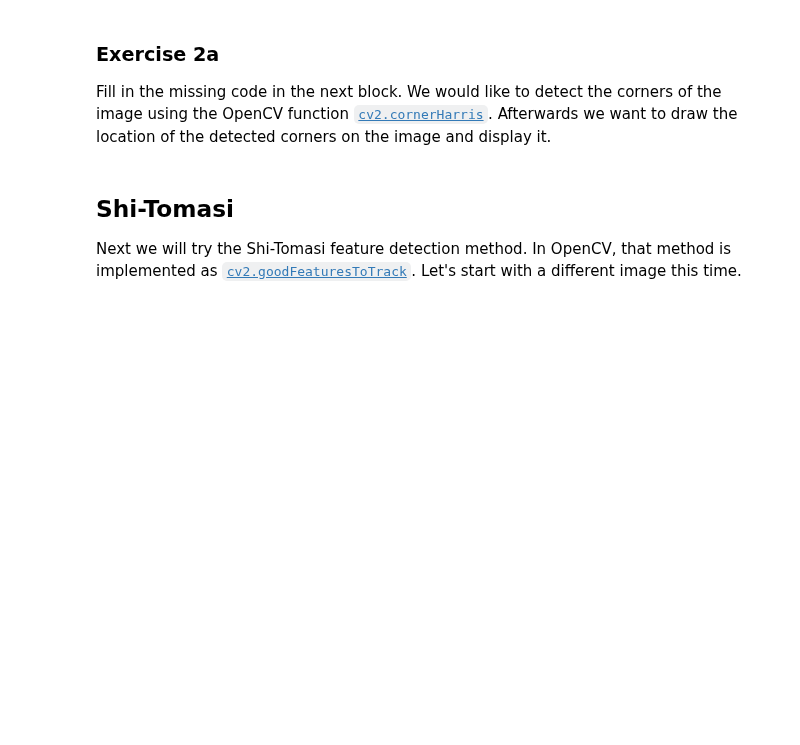
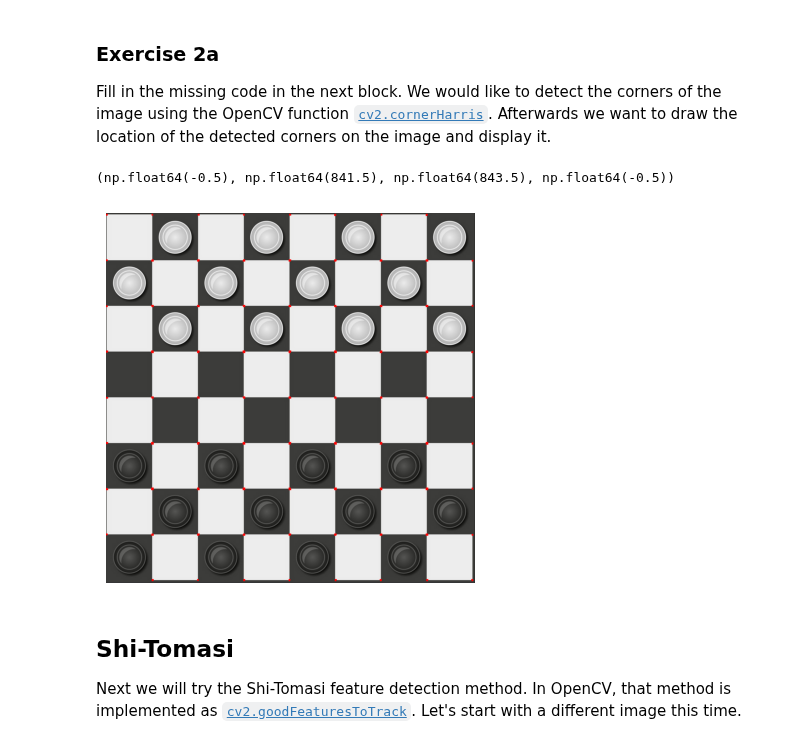
Before and after one commit to AJ-fuzzy/34759-Perception-for-Autonomous-Systems-Exc-Project, a Jupyter notebook: Exercises_week_2/Exercise 2 - Feature Detection.ipynb, the cells around one changed output. Cells and saved outputs as stored; diff of their text form; code cells hidden in the pictures; blank space fills up the shorter version.

```diff
--- a/Exercises_week_2/Exercise 2 - Feature Detection.ipynb
+++ b/Exercises_week_2/Exercise 2 - Feature Detection.ipynb
@@ -32,3 +25,24 @@ plt. imshow(img)
+# %%
+# Change image to grayscale
+gray = cv2.cvtColor(img, cv2.COLOR_RGB2GRAY)
+cimg = img.copy()  # Copy the original image to draw corners on
+### Insert Harris Corner detector here ###
+corners = cv2.cornerHarris(gray,
+                           2, # The size of the local neighborhood (window) considered for corner detection
+                           3, # Aperture parameter for the internal Sobel operator used to compute image gradients. It must be an odd number (3)
+                           0.04 # Harris free parameter in the score equation. It is typically set empirically between 0.04 and 0.06
+                           )
+
+corners = cv2.dilate(corners, None)  # Dilate to mark the corners
+### Draw the detected corners in the original image here ###
+cimg[corners > 0.01 * corners.max()] = [255, 0, 0]  # Mark corners in red
+
+# Display image
+plt.imshow(cimg)
+plt.axis('off')
+# %% [output]
+(np.float64(-0.5), np.float64(841.5), np.float64(843.5), np.float64(-0.5))
+[figure, added]
 # %% [markdown]
 ## Shi-Tomasi
 Next we will try the Shi-Tomasi feature detection method. In OpenCV, that method is implemented as [`cv2.goodFeaturesToTrack`](https://docs.opencv.org/4.7.0/dd/d1a/group__imgproc__feature.html#ga1d6bb77486c8f92d79c8793ad995d541).
```
Also changed, not shown: parts of 6 cells of this notebook, 12 other files.
